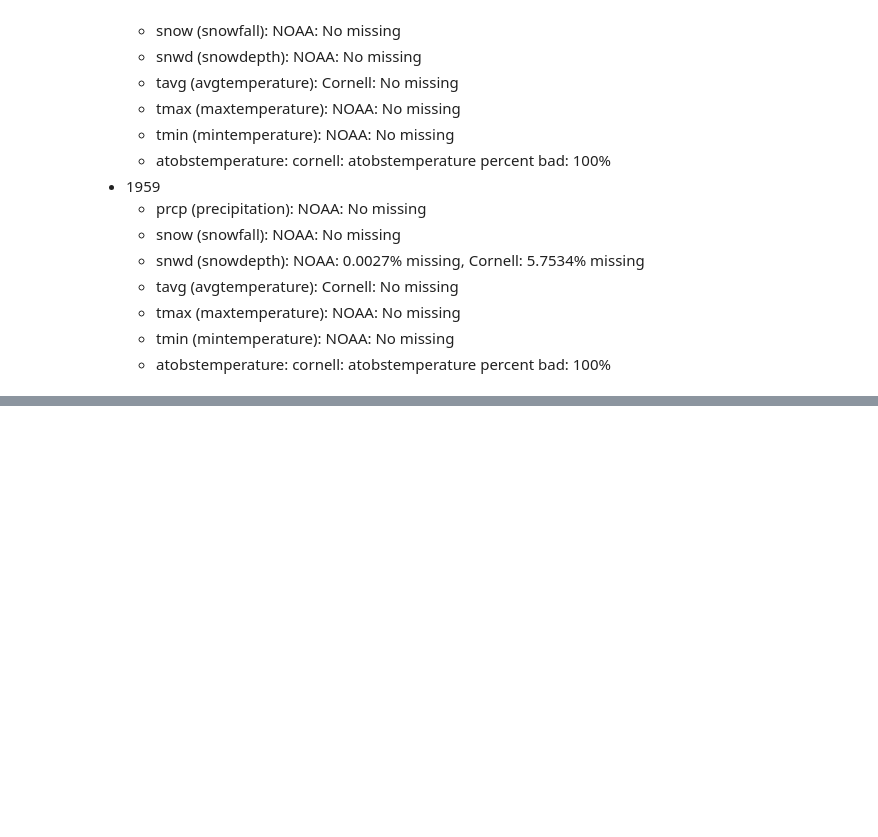
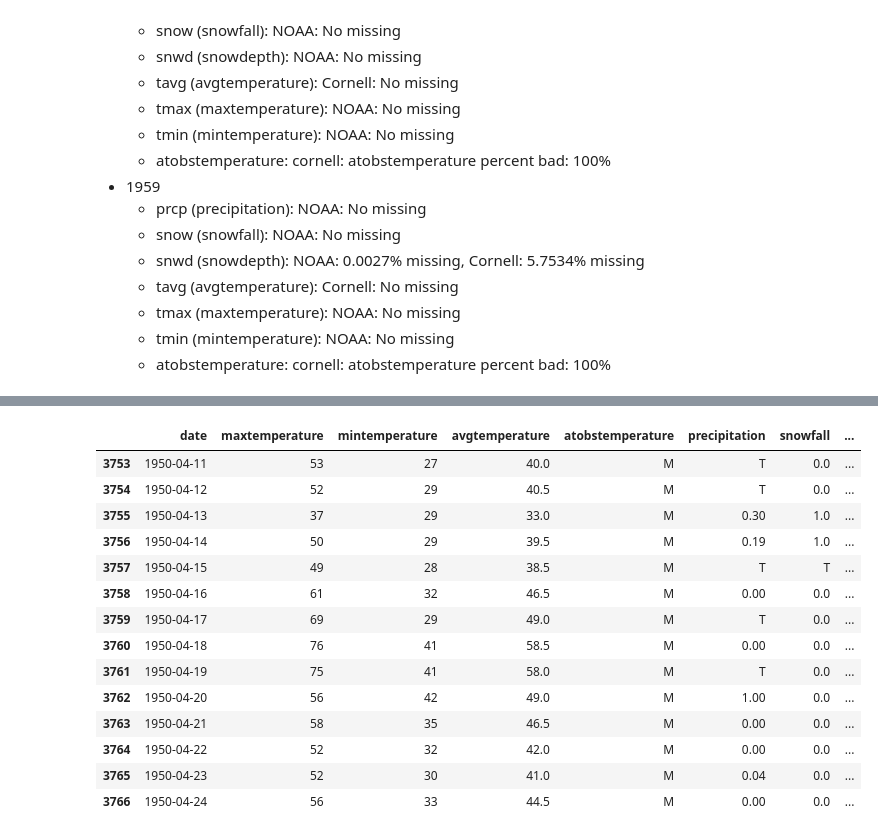
Before and after one commit to mrp10005/Bradley_CT_Weather, a Jupyter notebook: Bradley_Data_Cleansing_1_1_1943_12_31_2023.ipynb, the cells around one changed output, grey strips where cells are left out. Drawn from its saved outputs; the diff is of its cells as text; code cells hidden in the pictures; blank space fills up the shorter version.

```diff
--- a/Bradley_Data_Cleansing_1_1_1943_12_31_2023.ipynb
+++ b/Bradley_Data_Cleansing_1_1_1943_12_31_2023.ipynb
@@ -709,3 +802,8 @@ df_cornell[(df_cornell['avgtemperature'].isin([' M'])) & (df_cornell['date']>='1
+# %%
+# cornell maxtemperature
+df_cornell.iloc[2213,1]= 39.9
+# %%
+df_cornell.iloc[2213,3] = (39.9+29)/2
 # %% [markdown]
 ## Best Data for 1940s
 
@@ -897,0 +1067,19 @@ df_cornell.shape
+# %%
+#### 1950-04-18
+df_cornell[(df_cornell['date'] >= '1950-04-11') & (df_cornell['date'] <= '1950-04-24')]
+# %% [output]
+|  | date | maxtemperature | mintemperature | avgtemperature | atobstemperature | precipitation | snowfall | ... |
+| 3753 | 1950-04-11 | 53 | 27 | 40.0 | M | T | 0.0 | ... |
+| 3754 | 1950-04-12 | 52 | 29 | 40.5 | M | T | 0.0 | ... |
+| 3755 | 1950-04-13 | 37 | 29 | 33.0 | M | 0.30 | 1.0 | ... |
+| 3756 | 1950-04-14 | 50 | 29 | 39.5 | M | 0.19 | 1.0 | ... |
+| 3757 | 1950-04-15 | 49 | 28 | 38.5 | M | T | T | ... |
+| 3758 | 1950-04-16 | 61 | 32 | 46.5 | M | 0.00 | 0.0 | ... |
+| 3759 | 1950-04-17 | 69 | 29 | 49.0 | M | T | 0.0 | ... |
+| 3760 | 1950-04-18 | 76 | 41 | 58.5 | M | 0.00 | 0.0 | ... |
+| 3761 | 1950-04-19 | 75 | 41 | 58.0 | M | T | 0.0 | ... |
+| 3762 | 1950-04-20 | 56 | 42 | 49.0 | M | 1.00 | 0.0 | ... |
+| 3763 | 1950-04-21 | 58 | 35 | 46.5 | M | 0.00 | 0.0 | ... |
+| 3764 | 1950-04-22 | 52 | 32 | 42.0 | M | 0.00 | 0.0 | ... |
+| 3765 | 1950-04-23 | 52 | 30 | 41.0 | M | 0.04 | 0.0 | ... |
+| 3766 | 1950-04-24 | 56 | 33 | 44.5 | M | 0.00 | 0.0 | ... |
```
Also changed, not shown: parts of 32 cells of this notebook.
